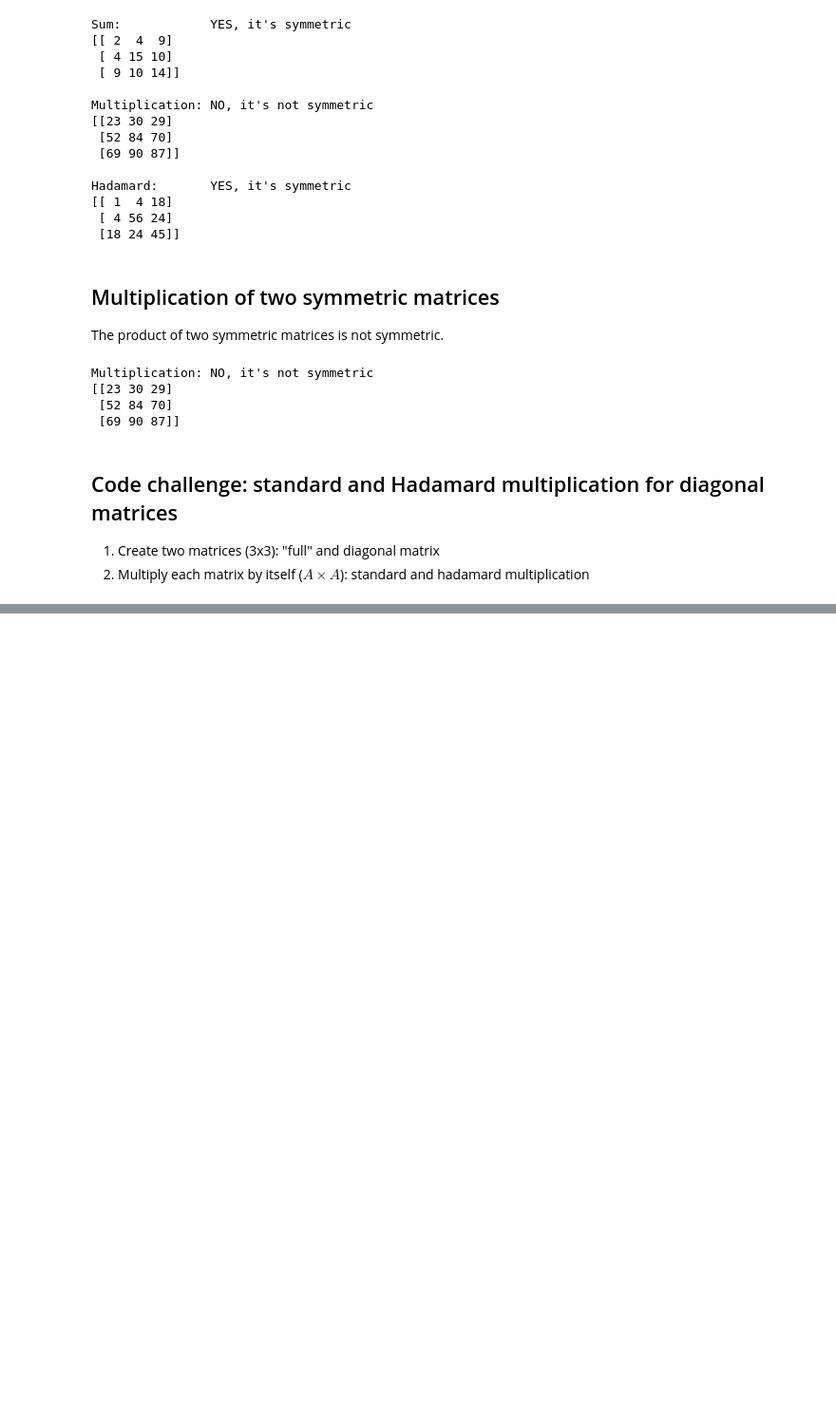
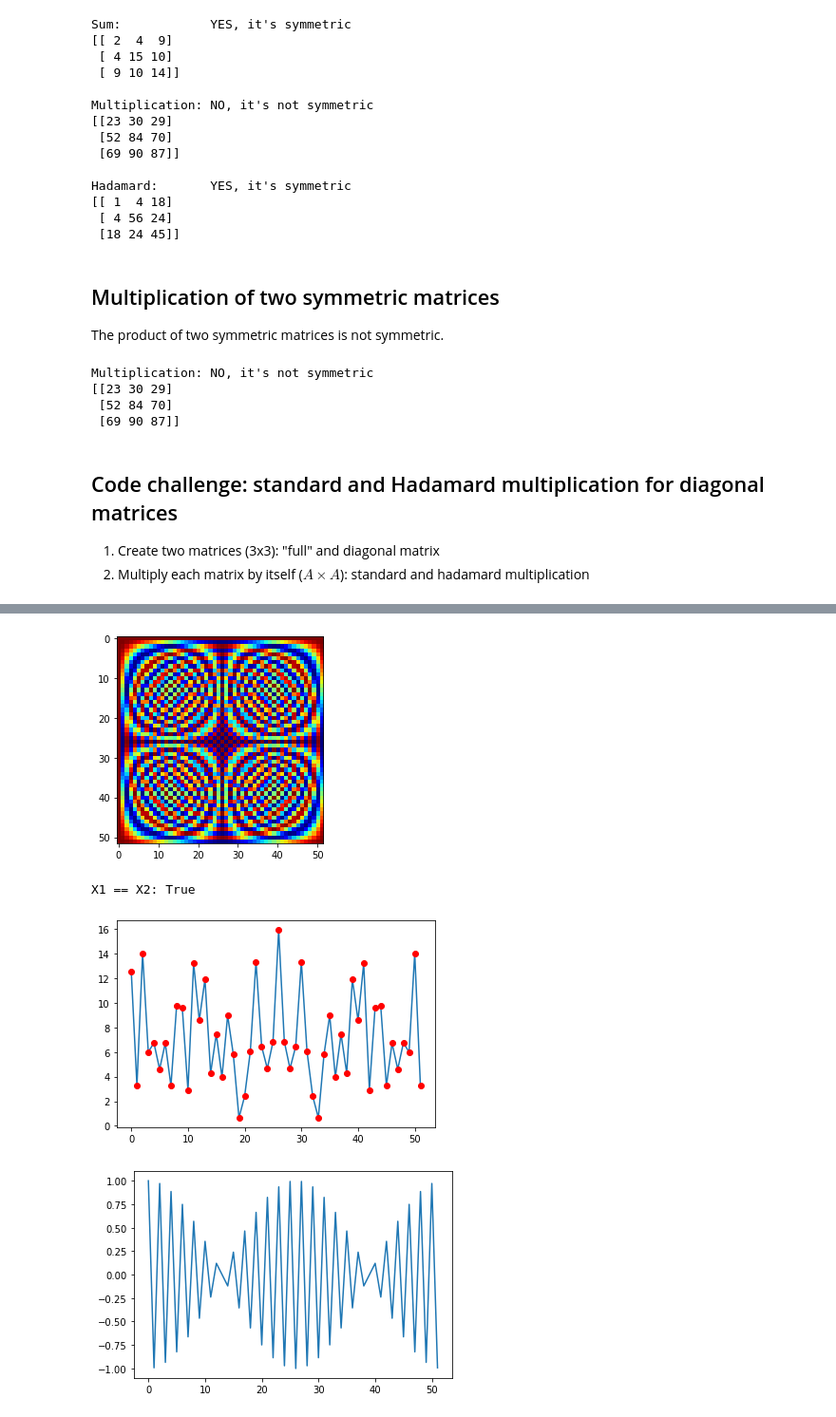
Before and after one commit to murilogustineli/linear-algebra, a Jupyter notebook: 03-matrix-multiplication/matrix-mult.ipynb, the cells around one changed output, grey strips where cells are left out. Shown at 95% size. Cells and saved outputs as stored; diff of their text form; code cells hidden in the pictures; blank space fills up the shorter version.

Commit message:
updated matrix-mult Fourier transform

```diff
--- a/03-matrix-multiplication/matrix-mult.ipynb
+++ b/03-matrix-multiplication/matrix-mult.ipynb
@@ -653,0 +664,36 @@ Hadamard multiplication B:
+# %%
+# Define Fourier matrix
+n = 52
+F = np.zeros((n,n), dtype=np.complex_)
+w = np.e**(-2*np.pi*1j/n)
+
+# Compute Fourier matrix
+for j in range(1, n+1):
+    for k in range(1, n+1):
+        m = (j-1)*(k-1)
+        F[j-1][k-1] = w**m
+
+# Fourier image
+plt.imshow(F.real, cmap='jet')
+plt.show()
+
+# Define vector
+x = np.random.randn(n)
+
+# Multiplication
+X1 = F@x
+X2 = np.fft.fft(x)
+print(f'X1 == X2: {np.allclose(X1, X2)}')
+
+# Plot them
+plt.figure()
+plt.plot(abs(X1))
+plt.plot(abs(X2), marker='o', color='r', linestyle='None')
+plt.show()
+plt.plot(F.real[:,25])
+plt.show()
+# %% [output]
+[figure, added]
+X1 == X2: True
+[figure, added]
+[figure, added]
```
Also changed, not shown: parts of 6 cells of this notebook.
